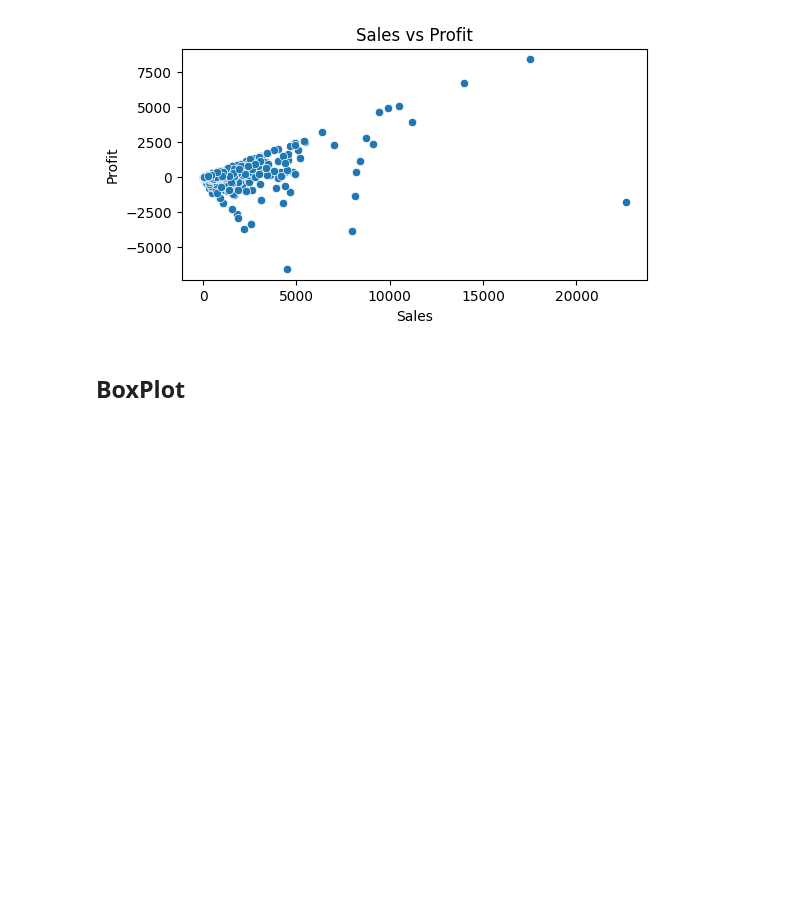
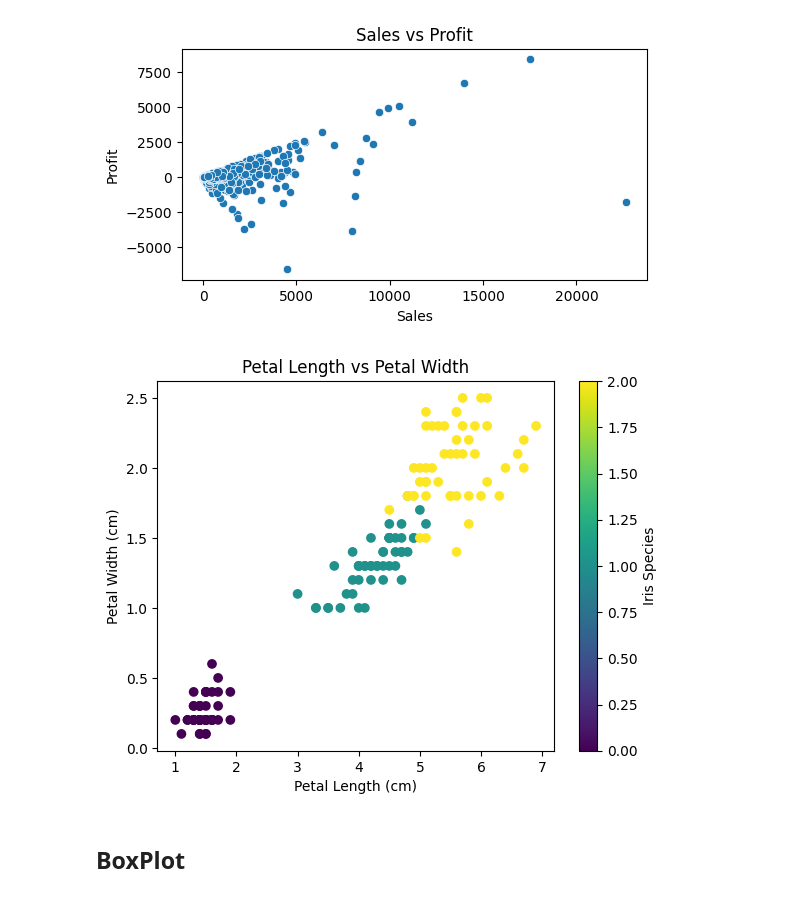
Before and after one commit to rezashokrzad/Youtube_2023, a Jupyter notebook: DataVisualization_RezaShokrzad.ipynb, the cells around one changed output. Cells and saved outputs as stored; diff of their text form; code cells hidden in the pictures; blank space fills up the shorter version.

```diff
--- a/DataVisualization_RezaShokrzad.ipynb
+++ b/DataVisualization_RezaShokrzad.ipynb
@@ -194,6 +250,27 @@ plt.ylabel('Profit')
 plt.show()
 # %% [output]
 [figure]
+# %%
+from sklearn.datasets import load_iris
+data = load_iris()
+# Extract the features (petal length and width)
+petal_length = data.data[:, 2]  # Column index 2 corresponds to petal length
+petal_width = data.data[:, 3]   # Column index 3 corresponds to petal width
+labels = data.target            # Labels of the iris species
+
+# Create a scatter plot
+plt.scatter(petal_length, petal_width, c=labels, cmap='viridis')
+
+# Add labels and title to the plot
+plt.xlabel('Petal Length (cm)')
+plt.ylabel('Petal Width (cm)')
+plt.title('Petal Length vs Petal Width')
+
+# Show the plot
+plt.colorbar(label='Iris Species')
+plt.show()
+# %% [output]
+[figure, added]
 # %% [markdown]
 ## BoxPlot
 # %%
```
Also changed, not shown: parts of 10 cells of this notebook, 1 other file.
